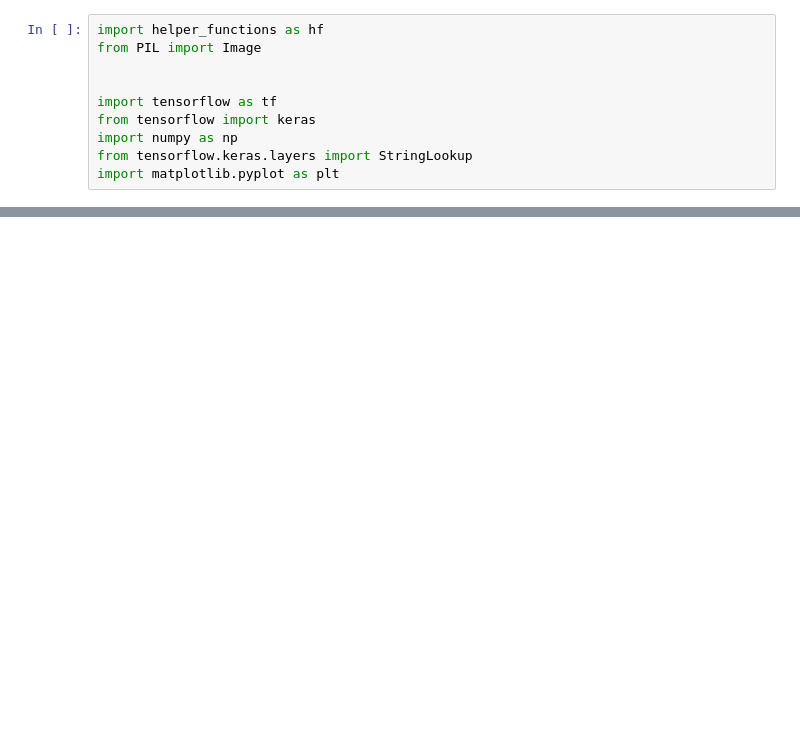
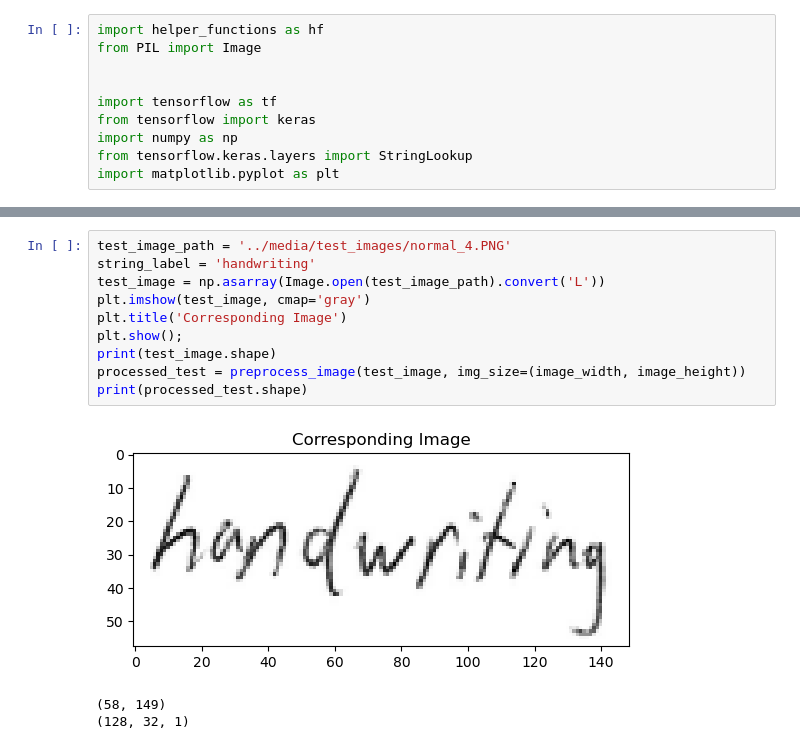
Before and after one commit to kalymaan/chicken-scratch-recognition, a Jupyter notebook: code/true_inference.ipynb, the cells around one changed output, grey strips where cells are left out. Cells and saved outputs as stored; diff of their text form; blank space fills up the shorter version.

```diff
--- a/code/true_inference.ipynb
+++ b/code/true_inference.ipynb
@@ -49,0 +197,14 @@ executing.executing.NotOneValueFound: Expected one value, found 0
+# %%
+test_image_path = '../media/test_images/normal_4.PNG'
+string_label = 'handwriting'
+test_image = np.asarray(Image.open(test_image_path).convert('L'))
+plt.imshow(test_image, cmap='gray')
+plt.title('Corresponding Image')
+plt.show();
+print(test_image.shape)
+processed_test = preprocess_image(test_image, img_size=(image_width, image_height))
+print(processed_test.shape)
+# %% [output]
+[figure, added]
+(58, 149)
+(128, 32, 1)
```
Also changed, not shown: parts of 8 cells of this notebook, 25 other files.
